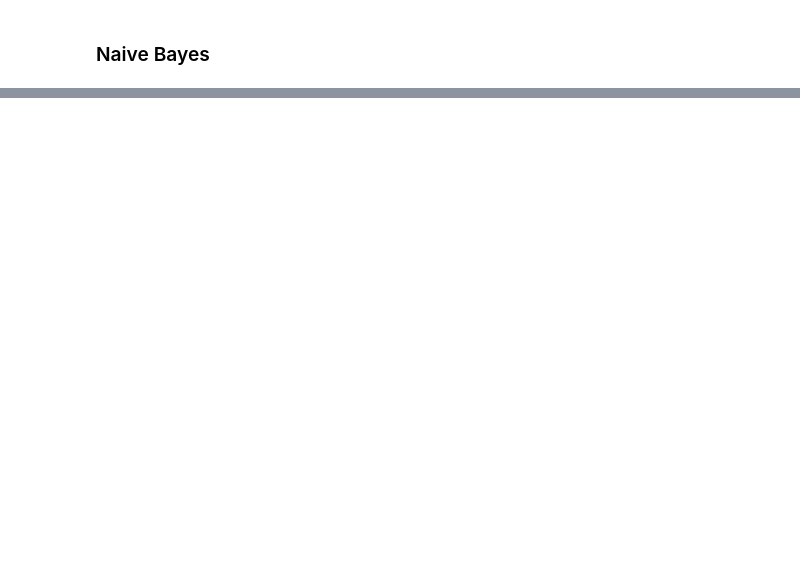
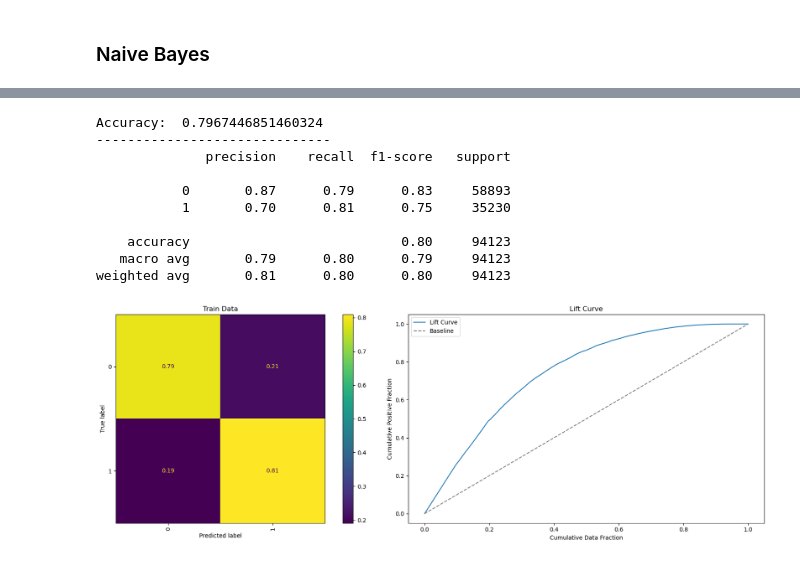
Before and after one commit to josemgoji/Entrega-Final, a Jupyter notebook: datalab/Modelos_NB_LDA.ipynb, the cells around one changed output, grey strips where cells are left out. Saved outputs shown, nothing was run; the diff lists cells and outputs as text; code cells hidden in the pictures; blank space fills up the shorter version.

```diff
--- a/datalab/Modelos_NB_LDA.ipynb
+++ b/datalab/Modelos_NB_LDA.ipynb
@@ -214 +318,15 @@ weighted avg       0.77      0.71      0.71     21609
+# %%
+df_final2 = graficas (df_credit_info,'mora', model = Modelo2)
+# %% [output]
+Accuracy:  0.7967446851460324
+------------------------------
+              precision    recall  f1-score   support
+
+           0       0.87      0.79      0.83     58893
+           1       0.70      0.81      0.75     35230
+
+    accuracy                           0.80     94123
+   macro avg       0.79      0.80      0.79     94123
+weighted avg       0.81      0.80      0.80     94123
+[figure, added]
 # %%
```
Also changed, not shown: parts of 54 cells of this notebook, 4 other files.
